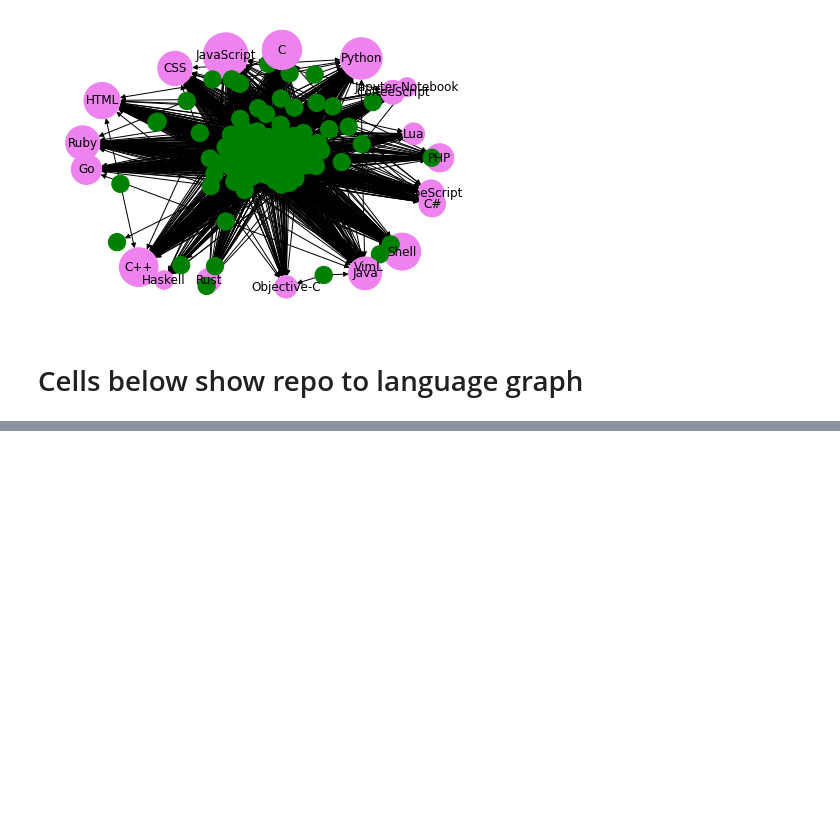
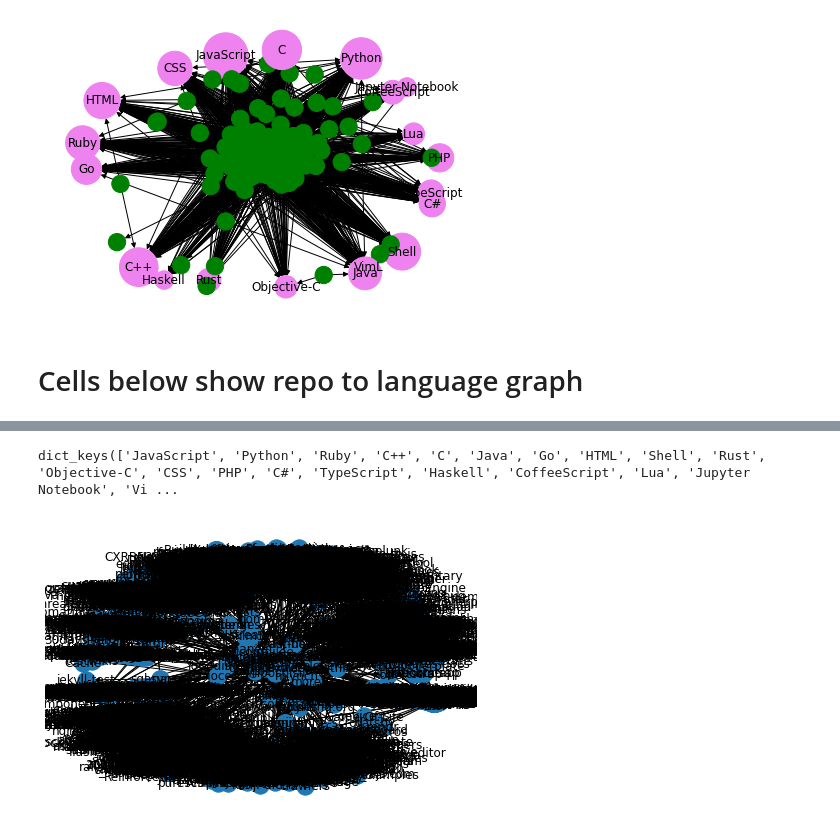
Before and after one commit to michaelcrawford35/github-distributed-mining, a Jupyter notebook: distributed-mining.ipynb, the cells around one changed output, grey strips where cells are left out. Saved outputs shown, nothing was run; the diff lists cells and outputs as text; code cells hidden in the pictures; blank space fills up the shorter version.

Commit message:
Finished repo to lang graph, size needs to be changed

```diff
--- a/distributed-mining.ipynb
+++ b/distributed-mining.ipynb
@@ -172,0 +183,19 @@ plt.savefig("user_to_lang_graph")
+# %%
+repo_common_lang_nodes = dict(repo_common_langs).keys()
+print(repo_common_lang_nodes)
+# %% [output]
+dict_keys(['JavaScript', 'Python', 'Ruby', 'C++', 'C', 'Java', 'Go', 'HTML', 'Shell', 'Rust', 'Objective-C', 'CSS', 'PHP', 'C#', 'TypeScript', 'Haskell', 'CoffeeScript', 'Lua', 'Jupyter Notebook', 'Vi ...
+# %%
+reduced_repo_lang_graph = repo_lang_graph.subgraph(list(repo_common_lang_nodes) + repo_nodes)
+# %%
+repo_node_degrees = reduced_repo_lang_graph.degree()
+# %%
+useful_nodes = [node[0] for node in repo_node_degrees if node[1] != 0]
+# %%
+final_repo_to_lang_graph = reduced_repo_lang_graph.subgraph(useful_nodes)
+# %%
+import matplotlib.pyplot as plt
+
+nx.draw(final_repo_to_lang_graph, with_labels=True)
+# %% [output]
+[figure, added]
```
Also changed, not shown: parts of 6 cells of this notebook, 1 other file.
